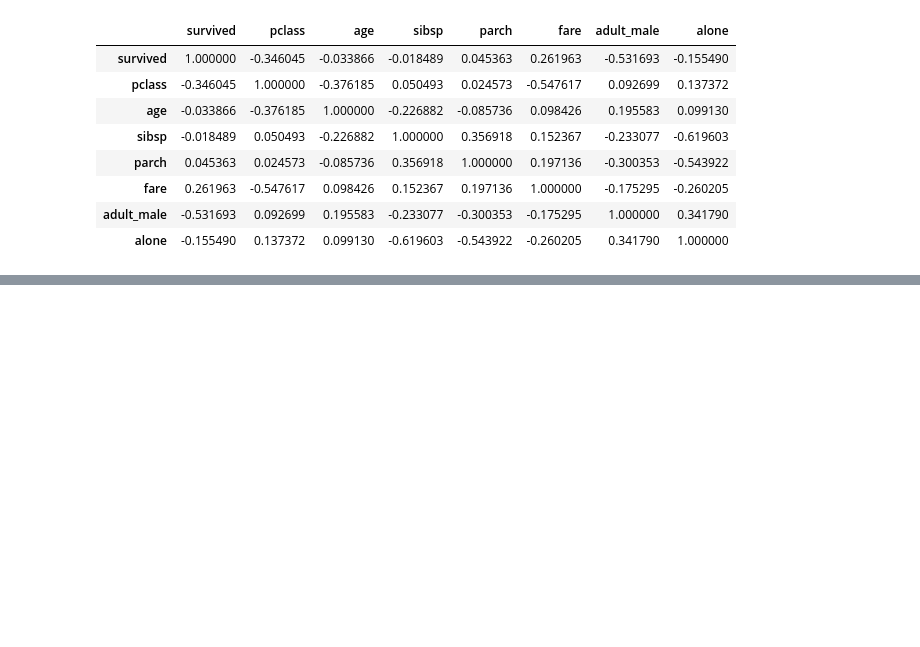
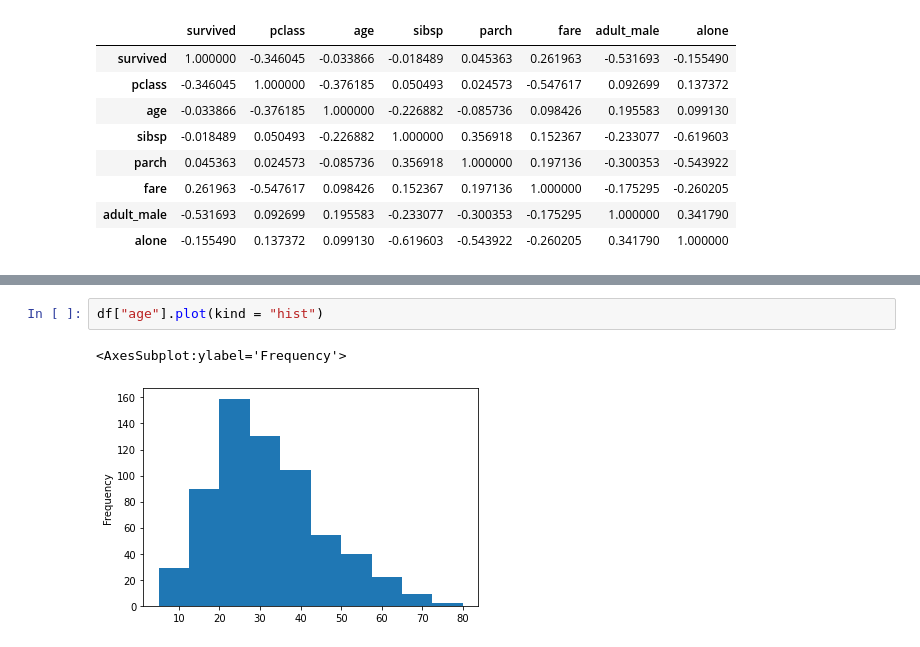
Before and after one commit to misaeladame/big-data, a Jupyter notebook: Jupyter/00_Inicio.ipynb, the cells around one changed output, grey strips where cells are left out. Cells and saved outputs as stored; diff of their text form; blank space fills up the shorter version.

```diff
--- a/Jupyter/00_Inicio.ipynb
+++ b/Jupyter/00_Inicio.ipynb
@@ -417,0 +430,5 @@ df.corr()
+# %%
+df["age"].plot(kind = "hist")
+# %% [output]
+<AxesSubplot:ylabel='Frequency'>
+[figure, added]
```
Also changed, not shown: parts of 3 cells of this notebook.
